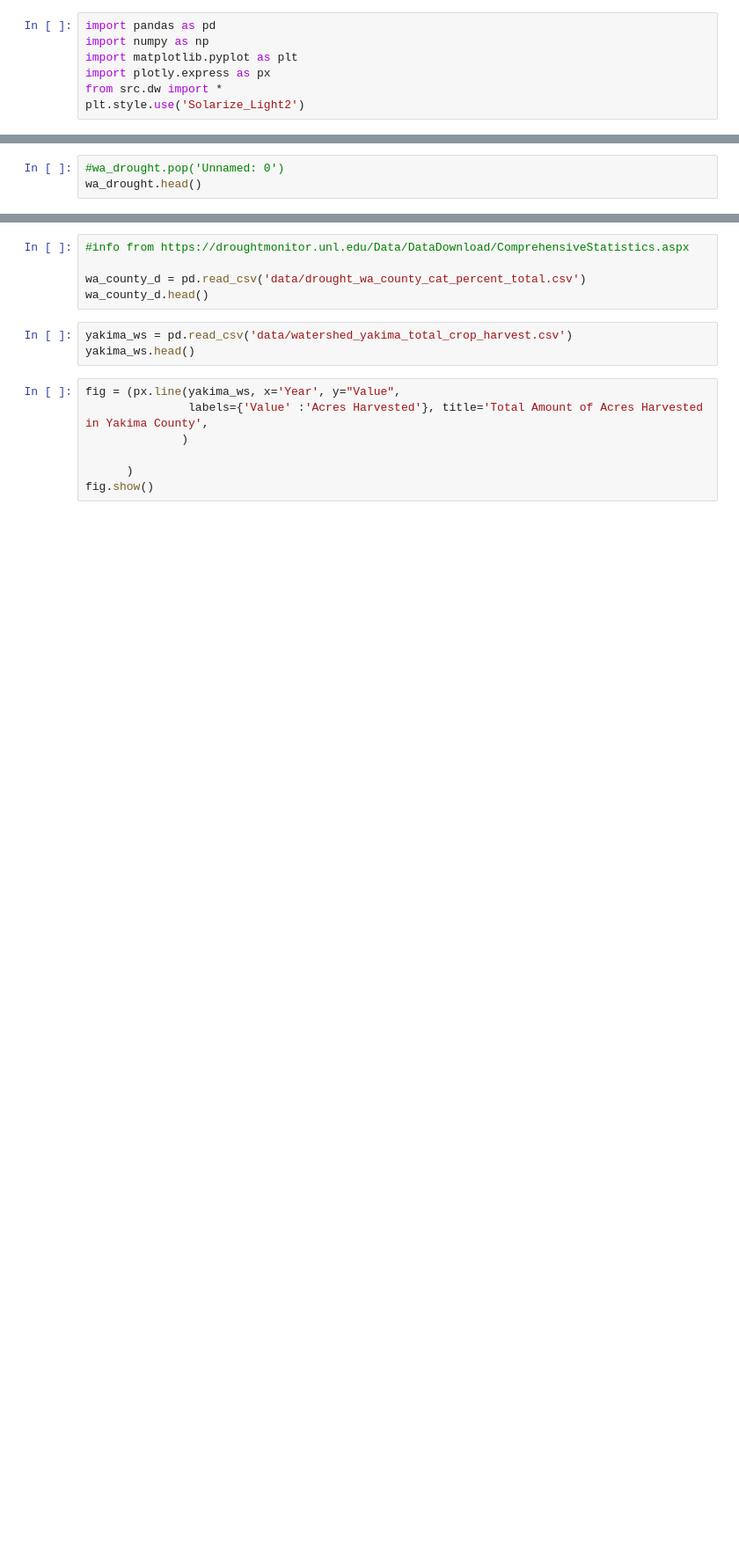
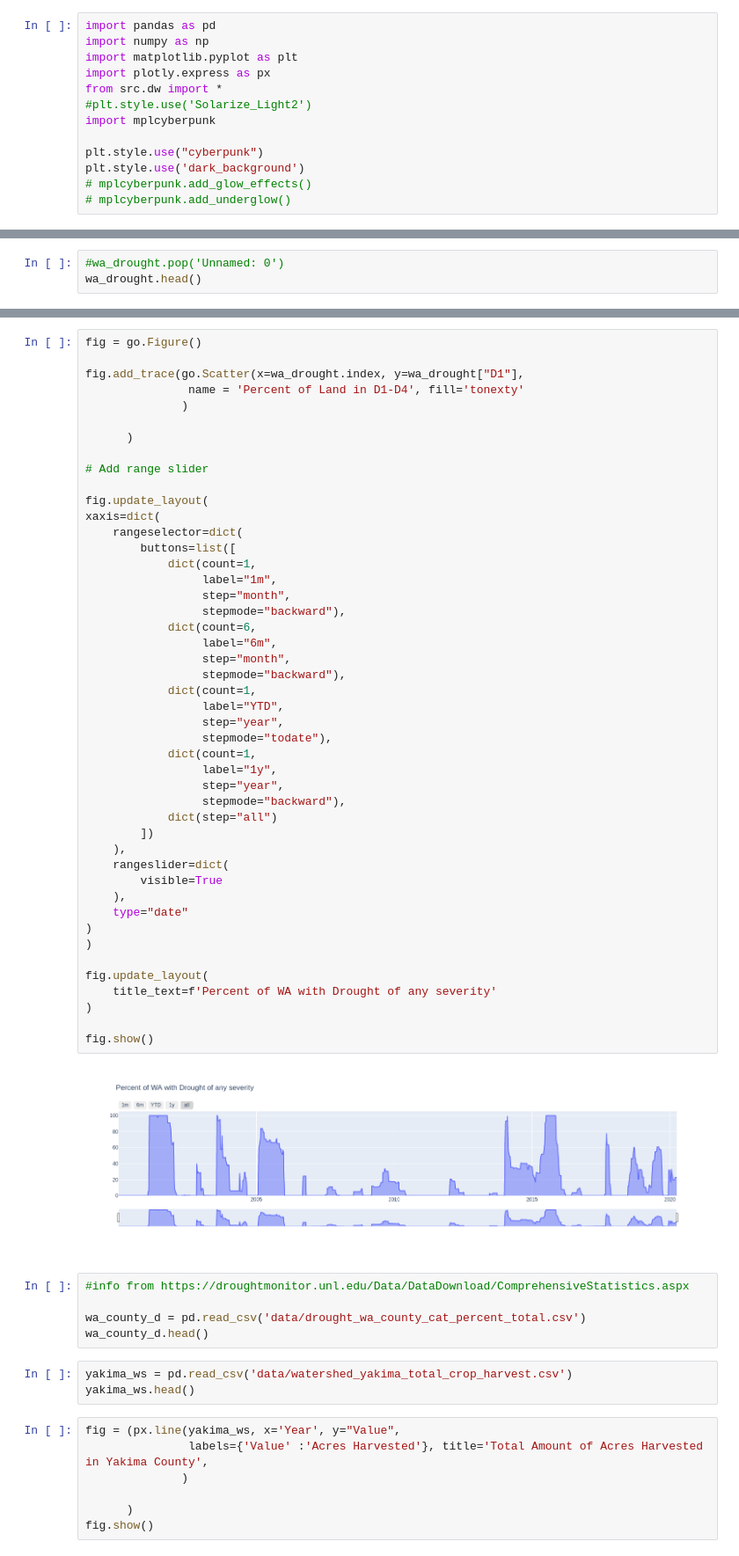
Before and after one commit to oro13/foodchain, a Jupyter notebook: cap/foodchain/test.ipynb, the cells around one changed output, grey strips where cells are left out. Shown at 88% size. Drawn from its saved outputs; the diff is of its cells as text; blank space fills up the shorter version.

```diff
--- a/cap/foodchain/test.ipynb
+++ b/cap/foodchain/test.ipynb
@@ -4,7 +4,13 @@ import numpy as np
 import matplotlib.pyplot as plt
 import plotly.express as px
 from src.dw import *
-plt.style.use('Solarize_Light2')
+#plt.style.use('Solarize_Light2')
+import mplcyberpunk
+
+plt.style.use("cyberpunk")
+plt.style.use('dark_background')
+# mplcyberpunk.add_glow_effects()
+# mplcyberpunk.add_underglow()
 # %%
 %load_ext autoreload
 %autoreload 2
@@ -43,3 +64,51 @@ fig.show()
+# %%
+fig = go.Figure()
+
+fig.add_trace(go.Scatter(x=wa_drought.index, y=wa_drought["D1"],
+               name = 'Percent of Land in D1-D4', fill='tonexty'
+              )
+
+      )
+
+# Add range slider
+
+fig.update_layout(
+xaxis=dict(
+    rangeselector=dict(
+        buttons=list([
+            dict(count=1,
+                 label="1m",
+                 step="month",
+                 stepmode="backward"),
+            dict(count=6,
+                 label="6m",
+                 step="month",
+                 stepmode="backward"),
+            dict(count=1,
+                 label="YTD",
+                 step="year",
+                 stepmode="todate"),
+            dict(count=1,
+                 label="1y",
+                 step="year",
+                 stepmode="backward"),
+            dict(step="all")
+        ])
+    ),
+    rangeslider=dict(
+        visible=True
+    ),
+    type="date"
+)
+)
+
+fig.update_layout(
+    title_text=f'Percent of WA with Drought of any severity'
+)
+
+fig.show()
+# %% [output]
+[figure, added]
 # %%
 #info from https://droughtmonitor.unl.edu/Data/DataDownload/ComprehensiveStatistics.aspx
 
```
Also changed, not shown: parts of 6 cells of this notebook, 3 other files.
